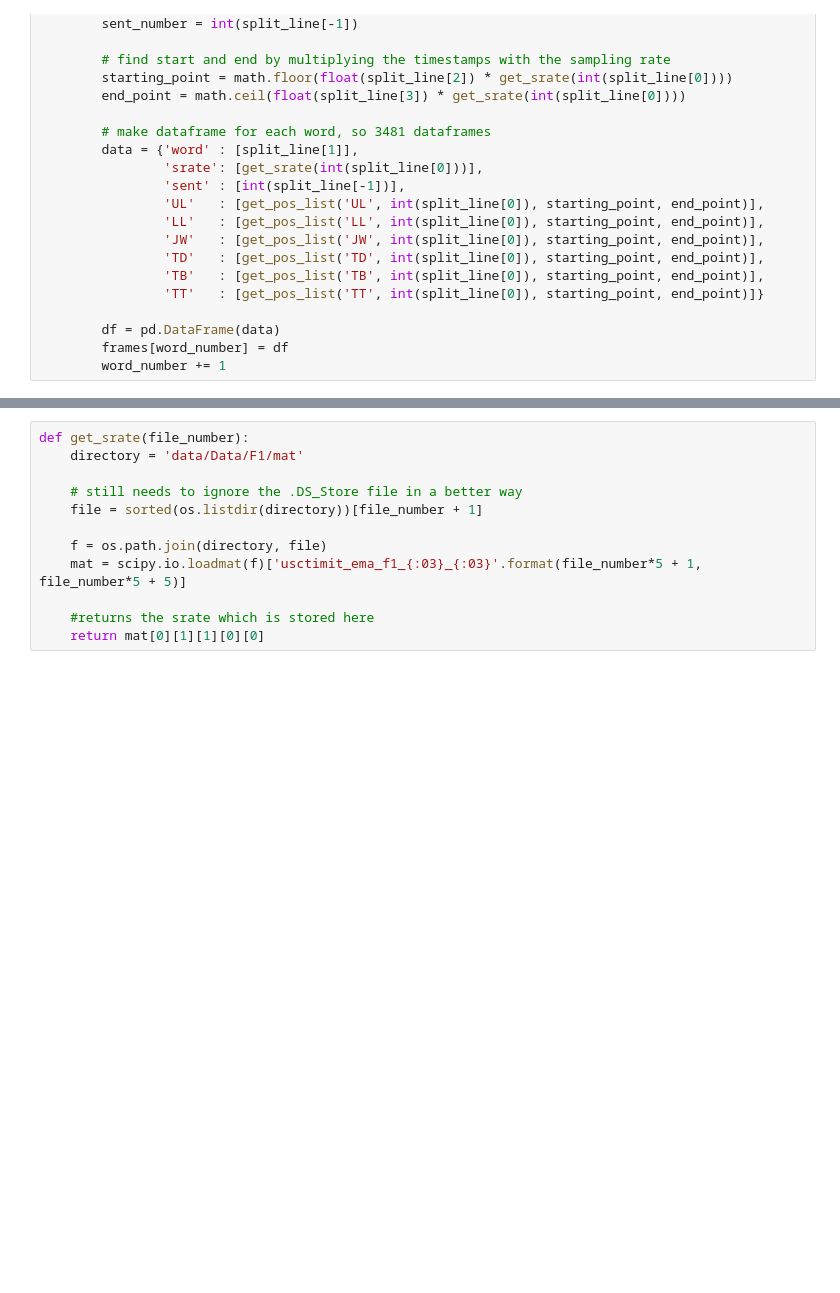
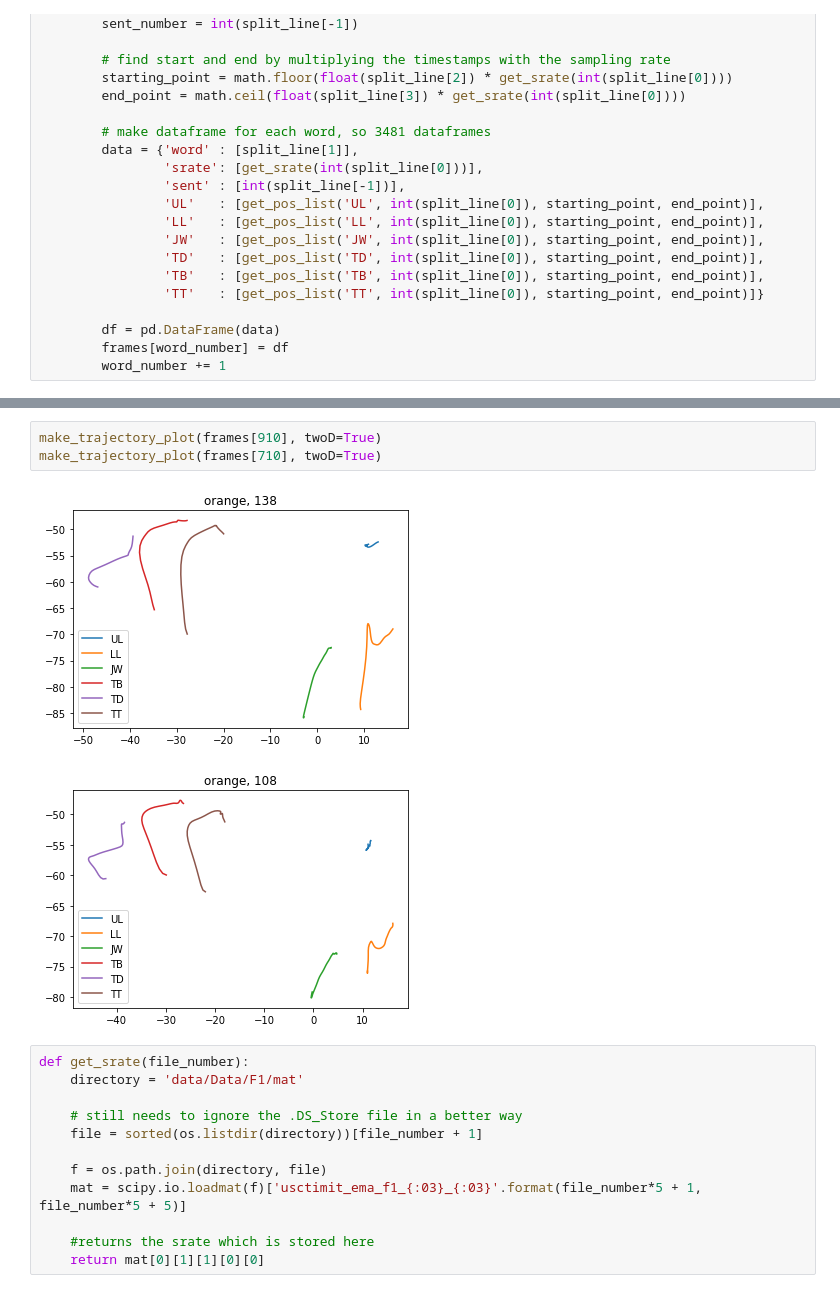
Before and after one commit to evankemmer/UMCUproject, a Jupyter notebook: main.ipynb, the cells around one changed output, grey strips where cells are left out. Drawn from its saved outputs; the diff is of its cells as text; blank space fills up the shorter version.

```diff
--- a/main.ipynb
+++ b/main.ipynb
@@ -60,3 +61,9 @@ frames[3434]#['LL'][0]
+# %%
+make_trajectory_plot(frames[910], twoD=True)
+make_trajectory_plot(frames[710], twoD=True)
+# %% [output]
+[figure, added]
+[figure, added]
 # %%
 def get_srate(file_number):
     directory = 'data/Data/F1/mat'
```
Also changed, not shown: parts of 7 cells of this notebook.
